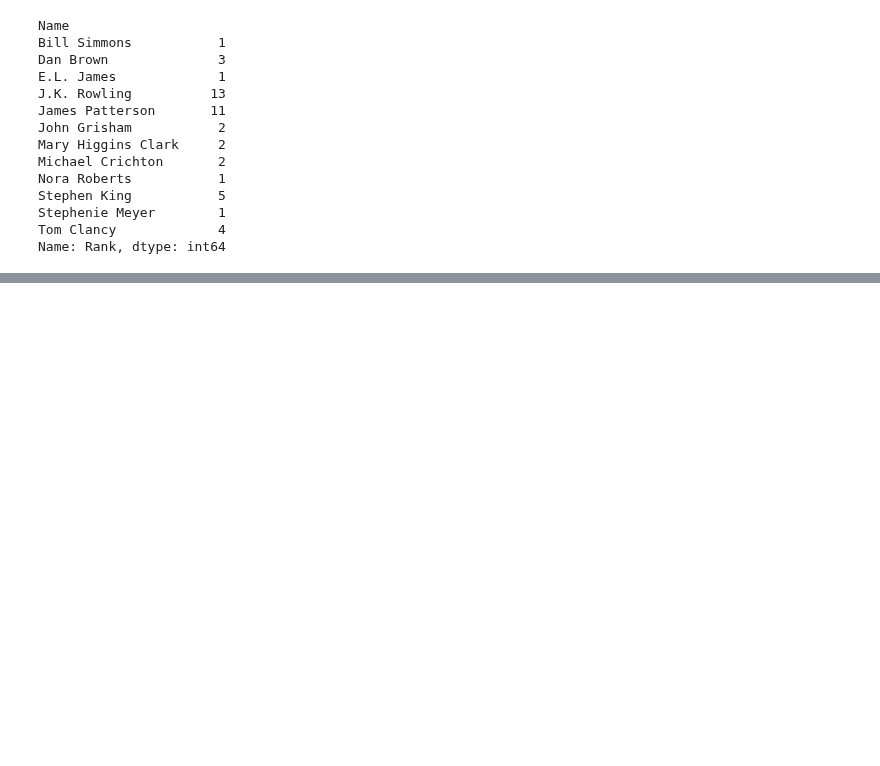
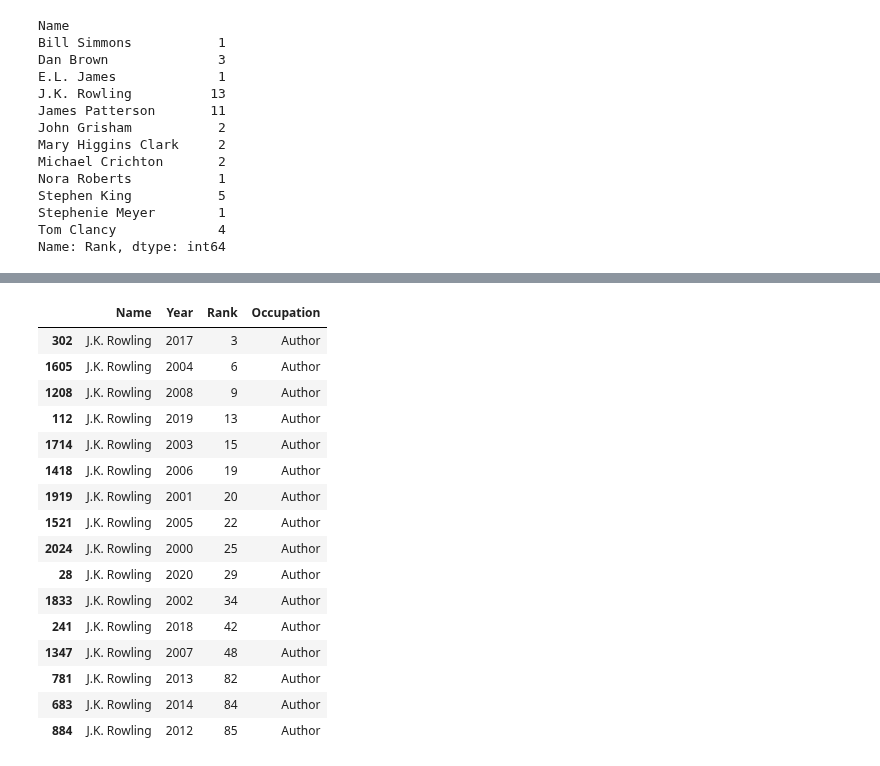
Before and after one commit to chandanabrdwj/100DaysOfML, a Jupyter notebook: 100-celebs-x-22-years-of-forbes.ipynb, the cells around one changed output, grey strips where cells are left out. Saved outputs shown, nothing was run; the diff lists cells and outputs as text; code cells hidden in the pictures; blank space fills up the shorter version.

```diff
--- a/100-celebs-x-22-years-of-forbes.ipynb
+++ b/100-celebs-x-22-years-of-forbes.ipynb
@@ -260,0 +299,20 @@ Name: Rank, dtype: int64
+# %%
+df[df.Name == 'J.K. Rowling'].sort_values('Rank')
+# %% [output]
+|  | Name | Year | Rank | Occupation |
+| 302 | J.K. Rowling | 2017 | 3 | Author |
+| 1605 | J.K. Rowling | 2004 | 6 | Author |
+| 1208 | J.K. Rowling | 2008 | 9 | Author |
+| 112 | J.K. Rowling | 2019 | 13 | Author |
+| 1714 | J.K. Rowling | 2003 | 15 | Author |
+| 1418 | J.K. Rowling | 2006 | 19 | Author |
+| 1919 | J.K. Rowling | 2001 | 20 | Author |
+| 1521 | J.K. Rowling | 2005 | 22 | Author |
+| 2024 | J.K. Rowling | 2000 | 25 | Author |
+| 28 | J.K. Rowling | 2020 | 29 | Author |
+| 1833 | J.K. Rowling | 2002 | 34 | Author |
+| 241 | J.K. Rowling | 2018 | 42 | Author |
+| 1347 | J.K. Rowling | 2007 | 48 | Author |
+| 781 | J.K. Rowling | 2013 | 82 | Author |
+| 683 | J.K. Rowling | 2014 | 84 | Author |
+| 884 | J.K. Rowling | 2012 | 85 | Author |
```
Also changed, not shown: parts of 9 cells of this notebook.
